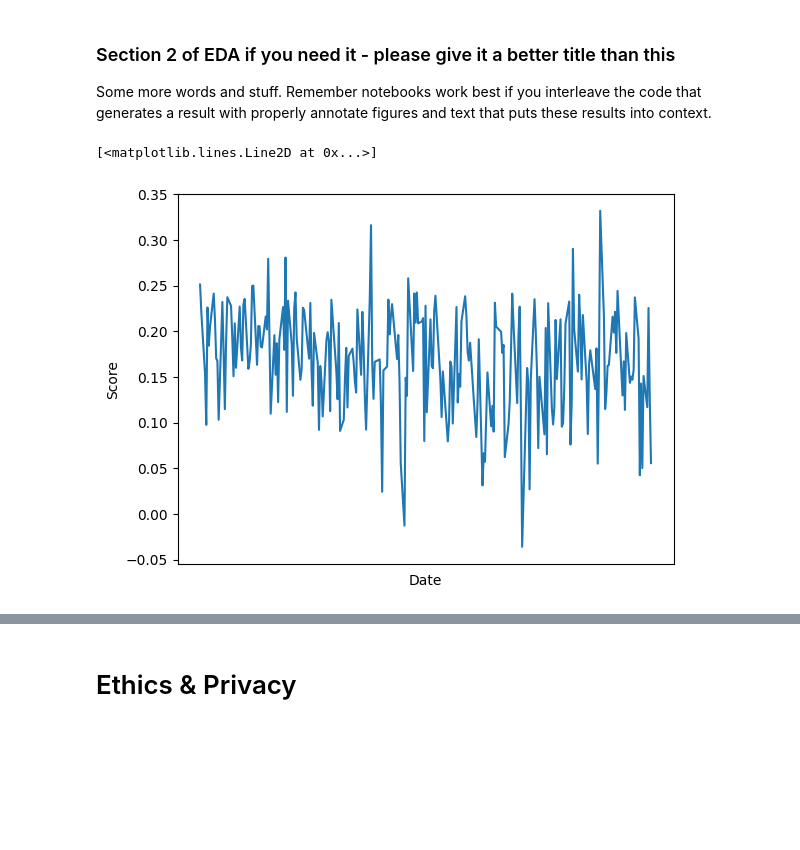
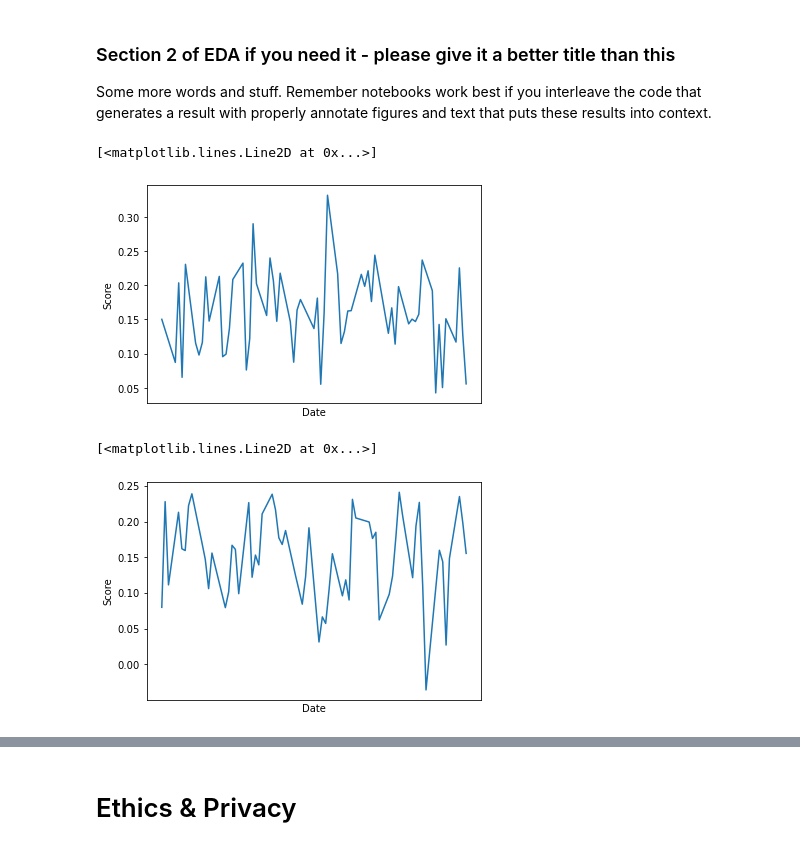
Before and after one commit to theTY2002/COGS-108-Final-Project, a Jupyter notebook: EDACheckpoint_Group116_FA23.ipynb, the cells around one changed output, grey strips where cells are left out. Saved outputs shown, nothing was run; the diff lists cells and outputs as text; code cells hidden in the pictures; blank space fills up the shorter version.

```diff
--- a/EDACheckpoint_Group116_FA23.ipynb
+++ b/EDACheckpoint_Group116_FA23.ipynb
@@ -90,7 +89,7 @@ from vaderSentiment.vaderSentiment import SentimentIntensityAnalyzer
 # %% [markdown]
 We read the csv file, convert it to a dataframe, and drop any rows that contain empty values. Then, dates in the "Date" variable are converted  into standard Timestamp format. Afterwards, we narrow down the tweets to anything that includes "TSLA", and convert all the tweets into lower case, which is needed later for sentiment analysis.
 # %%
-tweet = pd.read_csv('data/stock_tweets.csv')
+tweet = pd.read_csv('stock_tweets.csv')
 tweet.dropna(inplace=True)
 #delete any missing value within the dataset
 tweet['Date'] = pd.to_datetime(tweet.get('Date')).dt.date
@@ -109,8 +108,8 @@ See the caveats in the documentation: https://pandas.pydata.org/pandas-docs/stab
 The below code block contains code to retrieve tweet data that contains other companies' stocks. For demonstration purposes in this checkpoint, we will perform EDA on Tesla's stock TSLA in the notebook, with the other stocks being included in the final report in the future.
 # %%
 # Read from other dataset, containing tweets for more companies.
-tweets_multiple = pd.read_csv('data/Tweet.csv')
-id_to_company = pd.read_csv('data/Company_Tweet.csv')
+tweets_multiple = pd.read_csv('Tweet.csv')
+id_to_company = pd.read_csv('Company_Tweet.csv')
 tweets_multiple = tweets_multiple.join(id_to_company.set_index('tweet_id'), on='tweet_id')
 # Delete any missing values within the dataset
 tweets_multiple.dropna(inplace=True)
@@ -218,12 +217,12 @@ There is a typical threhold for deciding the sentiment of one sentence based on
 # %% [markdown]
 We first read the csv file containing the stocks for different companies and convert it into a dataframe. Following that, any rows that contain empty values are dropped. We then convert the date to standard Timestamp format, to make it easier to manipulate the certain dates we are looking for. For the price variables, dollar signs in the entries are removed, and the numerical values are converted to floats. Lastly, the appropriate time range is selected to match our dataset of Tweets.
 # %%
-tesla = pd.read_csv('data/TESLA_HISTORICAL.csv')
-apple = pd.read_csv('data/APPLE_HISTORICAL.csv')
-amazon = pd.read_csv('data/AMAZON_HISTORICAL.csv')
-microsoft = pd.read_csv('data/MICROSOFT_HISTORICAL.csv')
-googl = pd.read_csv('data/GOOGL_HISTORICAL.csv')
-goog = pd.read_csv('data/GOOG_HISTORICAL.csv')
+tesla = pd.read_csv('TESLA_HISTORICAL.csv')
+apple = pd.read_csv('APPLE_HISTORICAL.csv')
+amazon = pd.read_csv('AMAZON_HISTORICAL.csv')
+microsoft = pd.read_csv('MICROSOFT_HISTORICAL.csv')
+googl = pd.read_csv('GOOGL_HISTORICAL.csv')
+goog = pd.read_csv('GOOG_HISTORICAL.csv')
 
 stocks = [tesla, apple, amazon, microsoft, goog, googl]
 
@@ -356,12 +355,24 @@ tweet_tesla
 Some more words and stuff.  Remember notebooks work best if you interleave the code that generates a result with properly annotate figures and text that puts these results into context.
 # %%
 f1 = plt.gcf()
-x = tweet_tesla['Date']
-y = tweet_tesla['sentimental score']
+x = tweet_tesla['Date'][0:63]
+y = tweet_tesla['sentimental score'][0:63]
+
 plt.xlabel('Date')
 plt.ylabel('Score')
-plt.xticks(np.arange(0,75,step = 5))
-plt.plot(x,y.values,label='Sentimental Score overtime')
+plt.xticks(np.arange(0,63,step = 5))
+plt.plot(np.array(x),np.array(y.values),label='Sentimental Score overtime')
 # %% [output]
 [<matplotlib.lines.Line2D at 0x...>]
-[figure, old version]
+[figure, new version]
+# %%
+x1 = tweet_tesla['Date'][64:127]
+y1 = tweet_tesla['sentimental score'][64:127]
+
+plt.xlabel('Date')
+plt.ylabel('Score')
+plt.xticks(np.arange(0,63,step = 5))
+plt.plot(np.array(x1),np.array(y1.values),label='Sentimental Score overtime')
+# %% [output]
+[<matplotlib.lines.Line2D at 0x...>]
+[figure, added]
```
Also changed, not shown: parts of 13 cells of this notebook.
